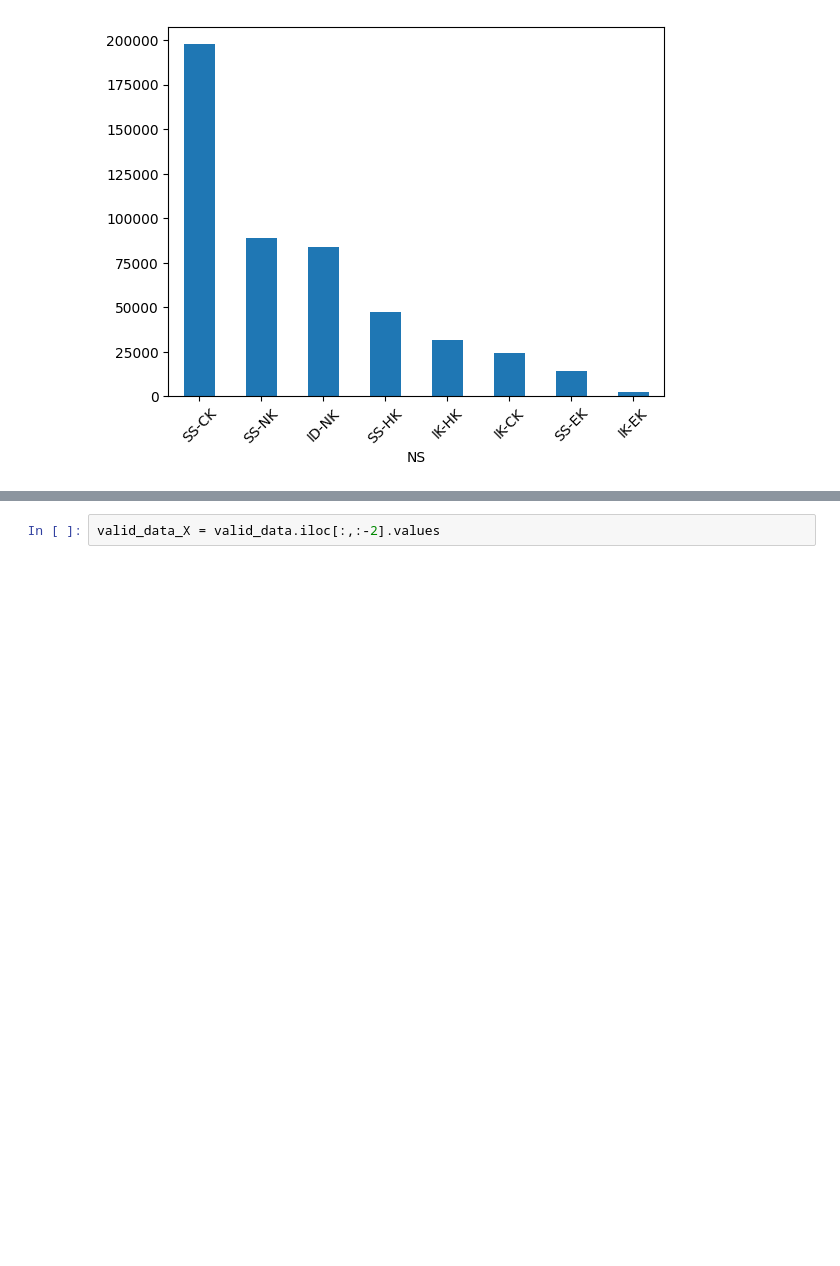
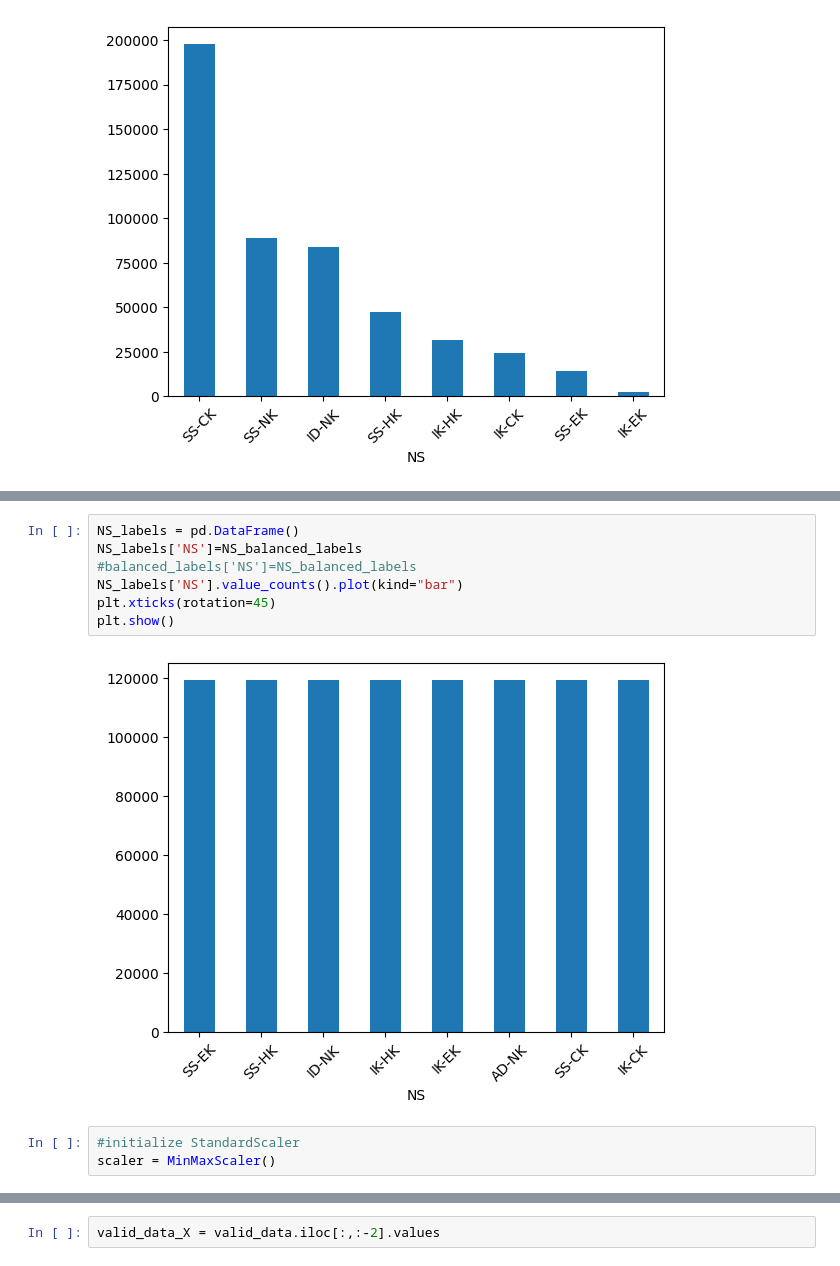
Before and after one commit to ARCLab-MIT/splid-devkit, a Jupyter notebook: baseline_submissions/ml_python/ML_solutions/ML_sol_LSTM.ipynb, the cells around one changed output, grey strips where cells are left out. Cells and saved outputs as stored; diff of their text form; blank space fills up the shorter version.

```diff
--- a/baseline_submissions/ml_python/ML_solutions/ML_sol_LSTM.ipynb
+++ b/baseline_submissions/ml_python/ML_solutions/ML_sol_LSTM.ipynb
@@ -138,2 +185,14 @@ plt.show()
+# %%
+NS_labels = pd.DataFrame()
+NS_labels['NS']=NS_balanced_labels
+#balanced_labels['NS']=NS_balanced_labels
+NS_labels['NS'].value_counts().plot(kind="bar")
+plt.xticks(rotation=45)
+plt.show()
+# %% [output]
+[figure, added]
+# %%
+#initialize StandardScaler
+scaler = MinMaxScaler()
 # %%
 # Standardize the data
```
Also changed, not shown: parts of 42 cells of this notebook, 2 other files.
